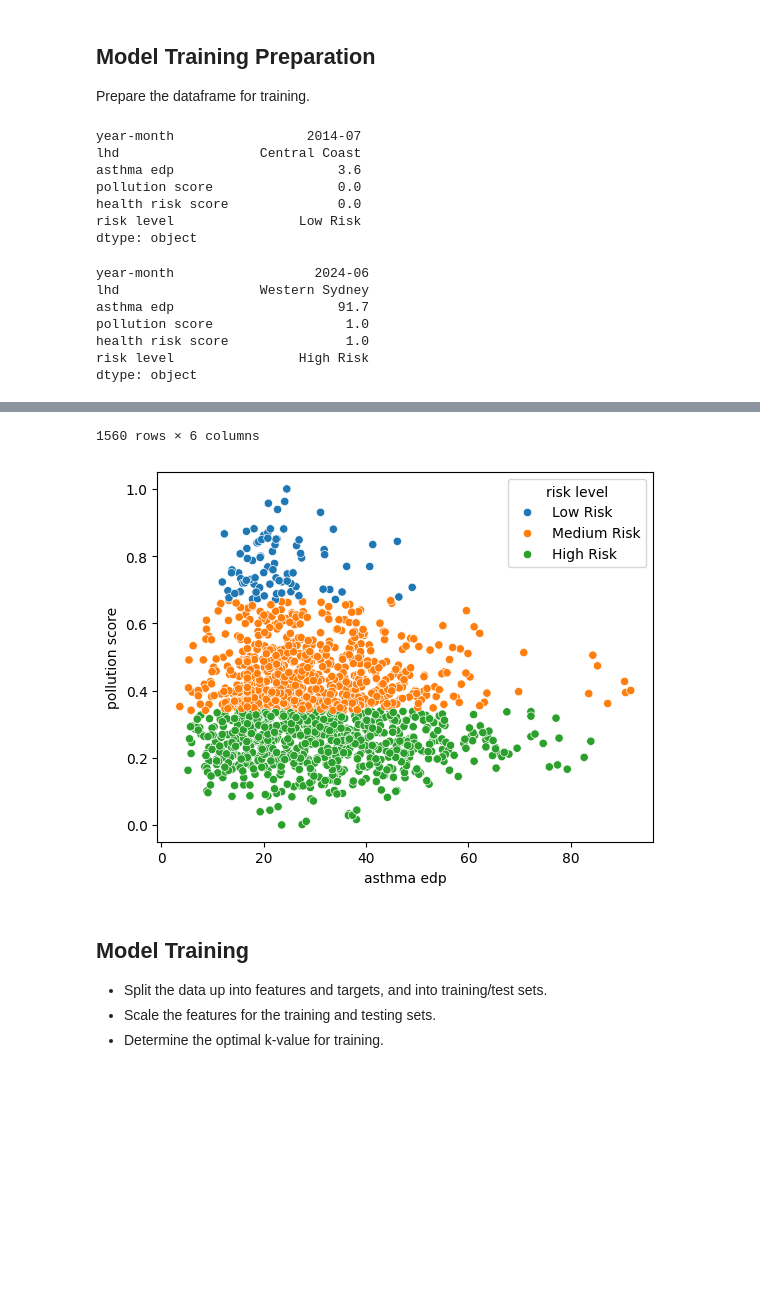
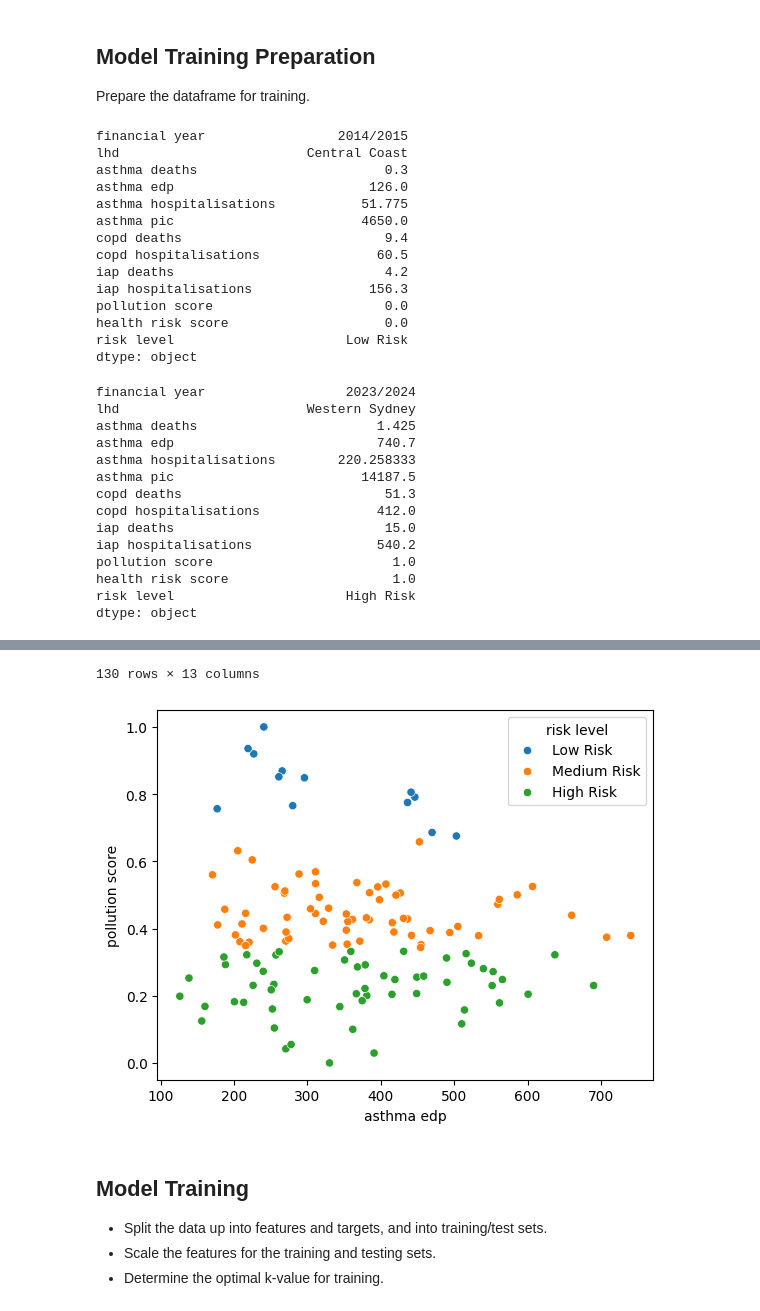
Before and after one commit to SethKalantzis-103992935/COS30049-Computing-Technology-Innovation-Project, a Jupyter notebook: v3/analysis/classification-knn.ipynb, the cells around one changed output, grey strips where cells are left out. Drawn from its saved outputs; the diff is of its cells as text; code cells hidden in the pictures; blank space fills up the shorter version.

```diff
--- a/v3/analysis/classification-knn.ipynb
+++ b/v3/analysis/classification-knn.ipynb
@@ -20,13 +20,13 @@ from matplotlib.colors import ListedColormap
 
 warnings.filterwarnings('ignore')
 
-df = pd.read_csv("../datasets/_integrated-data/processed-monthly-genderless.csv")
+df = pd.read_csv("../datasets/_integrated-data/processed-annual-genderless.csv")
 
 # Count of number of pollutant features in the dataset
 column_list = ['CO ppm', 'NO pphm', 'NO2 pphm', 'OZONE pphm', 'PM10 µg/m³', 'SO2 pphm']
 n_pollutants = sum([1 for col in df.columns if col in column_list])
 
-# Efeaturetract pollutant columns and columns after the pollutants
+# Extract pollutant columns and columns after the pollutants
 pollutant_columns = [col for col in df.columns if col in column_list]
 health_stat_columns = df.iloc[:, df.columns.get_loc(pollutant_columns[-1]) + 1:]
 
@@ -59,7 +59,7 @@ df = df.drop(pollutant_columns, axis=1)
 df
 
 # Calculate the correlation between 'asthma edp' and 'pollution score'
-correlation = df['asthma edp'].corr(df['pollution score'])
+correlation = df[health_stat_columns].corr(df['pollution score'])
 
 # Multiply the correlation by the pollution score to determine it's health risk score
 df['health risk score'] = df['pollution score'] * correlation
@@ -77,17 +77,31 @@ display(df.min(),df.max(),df.describe(),df)
 sns.scatterplot(x=df['asthma edp'],y=df['pollution score'], hue=df['risk level'])
 plt.show()
 # %% [output]
-year-month                 2014-07
-lhd                  Central Coast
-asthma edp                     3.6
-pollution score                0.0
-health risk score              0.0
-risk level                Low Risk
+financial year                 2014/2015
+lhd                        Central Coast
+asthma deaths                        0.3
+asthma edp                         126.0
+asthma hospitalisations           51.775
+asthma pic                        4650.0
+copd deaths                          9.4
+copd hospitalisations               60.5
+iap deaths                           4.2
+iap hospitalisations               156.3
+pollution score                      0.0
+health risk score                    0.0
+risk level                      Low Risk
 dtype: object
-year-month                  2024-06
-lhd                  Western Sydney
-asthma edp                     91.7
-pollution score                 1.0
-health risk score               1.0
-risk level                High Risk
+financial year                  2023/2024
+lhd                        Western Sydney
+asthma deaths                       1.425
+asthma edp                          740.7
+asthma hospitalisations        220.258333
+asthma pic                        14187.5
+copd deaths                          51.3
+copd hospitalisations               412.0
+iap deaths                           15.0
+iap hospitalisations                540.2
+pollution score                       1.0
+health risk score                     1.0
+risk level                      High Risk
 dtype: object
@@ -115,5 +129,5 @@ dtype: object
-1560 rows × 6 columns
+130 rows × 13 columns
-[figure, old version]
+[figure, new version]
 # %% [markdown]
 ## Model Training
 
```
Also changed, not shown: parts of 4 cells of this notebook, 1 other file.
